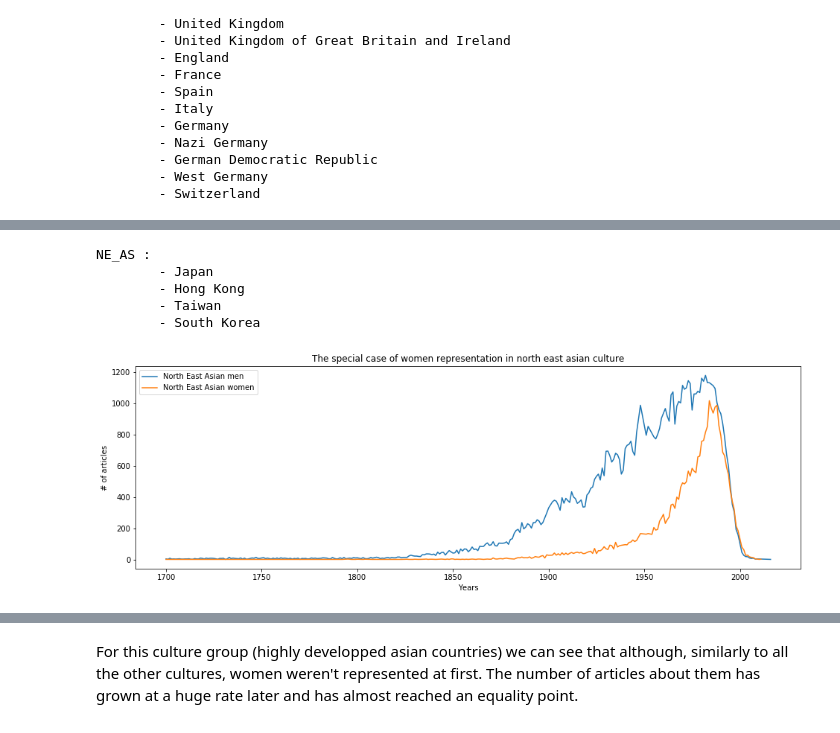
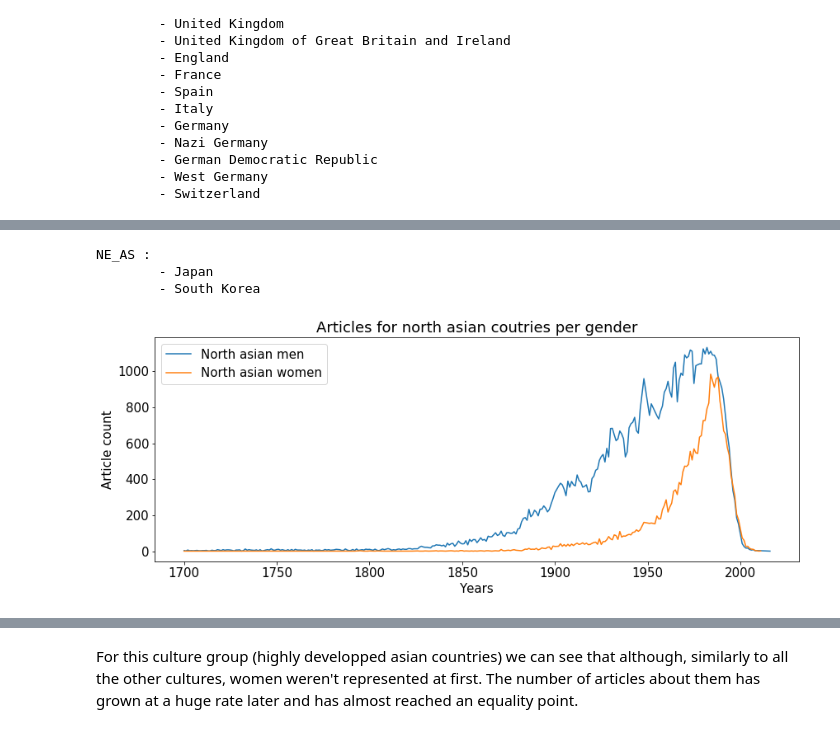
Before and after one commit to emilebourban/ADA-Project, a Jupyter notebook: Project-Final.ipynb, the cells around one changed output, grey strips where cells are left out. Saved outputs shown, nothing was run; the diff lists cells and outputs as text; code cells hidden in the pictures.

```diff
--- a/Project-Final.ipynb
+++ b/Project-Final.ipynb
@@ -58,3 +58,5 @@ from pyspark import SparkContext
 
 spark = SparkSession.builder.getOrCreate()
 sc = spark.sparkContext
+
+plt.rcParams['font.size'] = 15
@@ -231,14 +347,13 @@ def get_humans_w_cit(df, cit_list):
 regions = {"NA":['Q30', 'Q16'],
            "W_EU":['Q145', 'Q174193', 'Q21', 'Q142', 'Q29', 'Q38', 'Q183', 'Q7318', 'Q16957', 'Q713750', 'Q39'],
            "E_EU":[],
-           "NE_AS":['Q17', 'Q8646', 'Q865', 'Q884'],
+           "NE_AS":['Q17', 'Q884'],
            "SE_AS":['Q869', 'Q928', 'Q424', 'Q252', 'Q819', 'Q881', 'Q833', 'Q836', 'Q334'],
            "M_AS":['Q668', 'Q837', 'Q902', 'Q854', 'Q843'],
            "MA":['Q1028', 'Q79', 'Q948', 'Q1016', 'Q262'],
            "SA":[],
-           "ME":['Q851', 'Q878', 'Q219060', 'Q846', 'Q801', 'Q822', 'Q889', 'Q796', 'Q810', 'Q794',
-                 'Q858', 'Q817', 'Q398'],
-           "CN":['Q29520', 'Q13426199', 'Q148']
+           "ME":['Q851', 'Q878', 'Q219060', 'Q846', 'Q801', 'Q822', 'Q889', 'Q796', 'Q810', 'Q794', 'Q858', 'Q817', 'Q398'],
+           "CN":['Q29520', 'Q13426199', 'Q8646', 'Q865', 'Q148']
          }
 # %%
 def display_coutries(keys):
@@ -320,21 +443,16 @@ Now we try and compare the evolution across cultures. The comparaison was made b
 # %%
 NE_AS_m, NE_AS_w = get_humans_w_cit(humans, regions['NE_AS'])
-ME_m, ME_w = get_humans_w_cit(humans, regions['ME'])
-MA_m, MA_w = get_humans_w_cit(humans, regions['MA'])
+display_coutries(['NE_AS'])
+# %% [output]
+NE_AS :
+        - Japan
+        - South Korea
-# %%
-display_coutries(['NE_AS'])
-# %% [output]
-NE_AS :
-        - Japan
-        - Hong Kong
-        - Taiwan
-        - South Korea
 # %%
-plt.figure(figsize=(16, 5))
-plt.plot(clean_date(NE_AS_m)['BirthYear'], (clean_date(NE_AS_m)['count']),
-         clean_date(NE_AS_w)['BirthYear'], (clean_date(NE_AS_w)['count']))
-plt.legend(['North East Asian men', 'North East Asian women'])
-plt.title('The special case of women representation in north east asian culture')
-plt.xlabel('Years'); plt.ylabel('# of articles');
+plt.figure(figsize=(14, 5))
+plt.plot(clean_dates(NE_AS_m)['BirthYear'], (clean_dates(NE_AS_m))['count'],
+         clean_dates(NE_AS_w)['BirthYear'], (clean_dates(NE_AS_w))['count'])
+plt.legend(['North asian men', 'North asian women'])
+plt.xlabel('Years'); plt.ylabel('Article count')
+plt.title('Articles for north asian coutries per gender');
 # %% [output]
-[figure, old version]
+[figure, new version]
```
Also changed, not shown: parts of 35 cells of this notebook.
